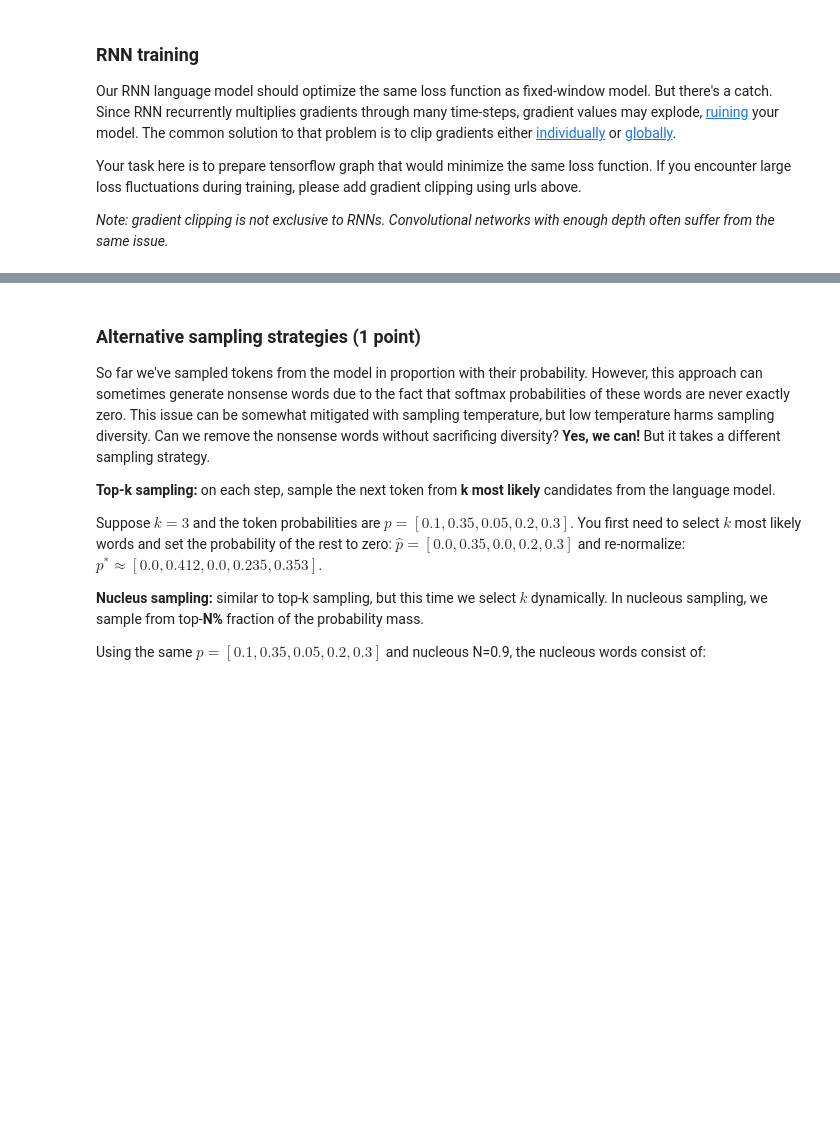
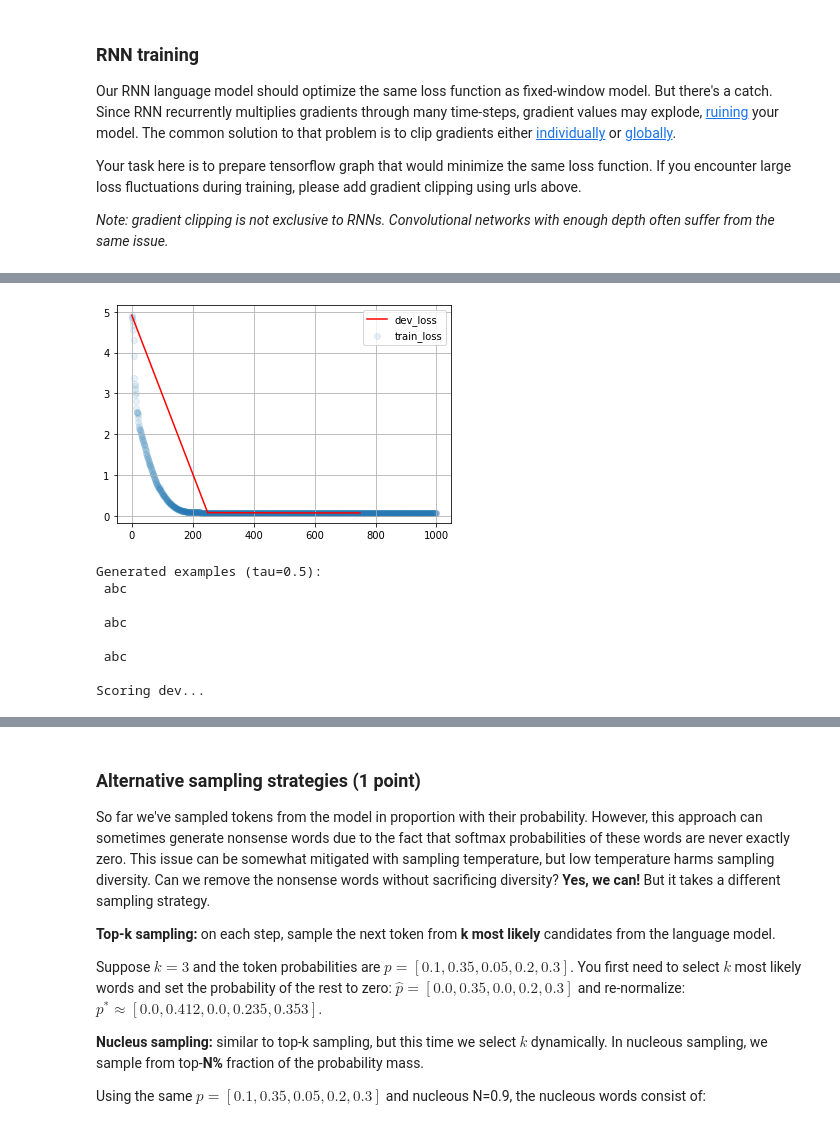
Before and after one commit to ZequnZ/Knowledge-base, a Jupyter notebook: NLP/NLP_courses/yandexdataschool_nlp_course_solutions/w3_homework_tf.ipynb, the cells around one changed output, grey strips where cells are left out. Saved outputs shown, nothing was run; the diff lists cells and outputs as text; code cells hidden in the pictures; blank space fills up the shorter version.

```diff
--- a/NLP/NLP_courses/yandexdataschool_nlp_course_solutions/w3_homework_tf.ipynb
+++ b/NLP/NLP_courses/yandexdataschool_nlp_course_solutions/w3_homework_tf.ipynb
@@ -473,7 +665,20 @@ class RNNLanguageModel(L.Layer):
 
         # YOUR CODE - create layers/variables/etc
 
-        <...>
+        filter_size, strides = 5,1
+        self.emb = L.Embedding(n_tokens, emb_size) # batch*input -> batch*input*emb_size
+        self.rnn1 = L.GRU(hid_size, return_sequences=True) # batch*input*emb_size -> batch*input*hid_size
+        self.rnn2 = L.GRU(hid_size, return_sequences=True) # batch*input*hid_size -> batch*input*hid_size
+        self.output_layer = L.Dense(n_tokens) # batch*input*hid_size-> batch*input*n_token
+
+
+#         self.pad1 = L.ZeroPadding1D(padding=(strides*(filter_size-1),0)) #batch*input -> batch*{input+strides*(filter_size-1)}*16
+#         self.conv1 = L.Conv1D(filters=16, kernel_size=filter_size, strides=strides, activation='relu',padding='valid') #batch*{input+strides*(filter_size-1)}*16
+
+#         self.dense1 = L.Dense(units=64, activation='relu') #batch*{input+strides*(filter_size-1)}*64
+#         self.dense2 = L.Dense(units=32, activation='relu') #batch*{input+strides*(filter_size-1)}*32
+#         self.dense3 = L.Dense(units=16, activation='relu') ##batch*{input+strides*(filter_size-1)}*16
+#         self.output_layer = L.Dense(units=n_tokens) #batch*{input+strides*(filter_size-1)}*n_tokens
 
         #END OF YOUR CODE
 
@@ -484,8 +689,22 @@ class RNNLanguageModel(L.Layer):
         :returns: pre-softmax linear outputs of language model [batch_size, sequence_length, n_tokens]
             these outputs will be used as logits to compute P(x_t | x_0, ..., x_{t - 1})
         """
-        #YOUR CODE
-        return <...>
+        input_ = tf.Variable(input_ix)
+        emb = self.emb(input_)
+        rnn1 = self.rnn1(emb)
+        rnn2 = self.rnn2(rnn1)
+        output = self.output_layer(rnn2)
+
+#         pad1 = self.pad1(emb)
+#         conv1 = self.conv1(pad1)
+#         dense1 = self.dense1(conv1)
+#         dense2 = self.dense2(dense1)
+#         dense3 = self.dense3(dense2)
+#         output = self.output_layer(dense3)
+
+#         print(output.shape)
+        return output
+#         return <...>
 
     def get_possible_next_tokens(self, prefix=BOS, temperature=1.0, max_len=100):
         """ :returns: probabilities of next token, dict {token : prob} for all tokens """
@@ -533,26 +756,36 @@ print("Sample before training:", generate(model, 'Bridging'))
 # %%
-for i in trange(len(train_history), 5000):
+for i in trange(len(train_history), 1000):
     batch = to_matrix(sample(train_lines, batch_size))
 
     with tf.GradientTape() as tape:
         loss_i = compute_loss(model, batch)
 
     grads = tape.gradient(loss_i, model.trainable_variables)
     optimizer.apply_gradients(zip(grads, model.trainable_variables))
 
     train_history.append((i, loss_i.numpy()))
 
     if (i + 1) % 50 == 0:
         clear_output(True)
         plt.scatter(*zip(*train_history), alpha=0.1, label='train_loss')
         if len(dev_history):
             plt.plot(*zip(*dev_history), color='red', label='dev_loss')
         plt.legend(); plt.grid(); plt.show()
         print("Generated examples (tau=0.5):")
         for _ in range(3):
             print(generate(model, temperature=0.5))
 
     if (i + 1) % score_dev_every == 0:
         print("Scoring dev...")
         dev_history.append((i, score_lines(model, dev_lines, batch_size)))
         print('#%i Dev loss: %.3f' % dev_history[-1])
+# %% [output]
+[figure, added]
+Generated examples (tau=0.5):
+ abc
+
+ abc
+
+ abc
+
+Scoring dev...
```
Also changed, not shown: parts of 34 cells of this notebook, 1 other file.
